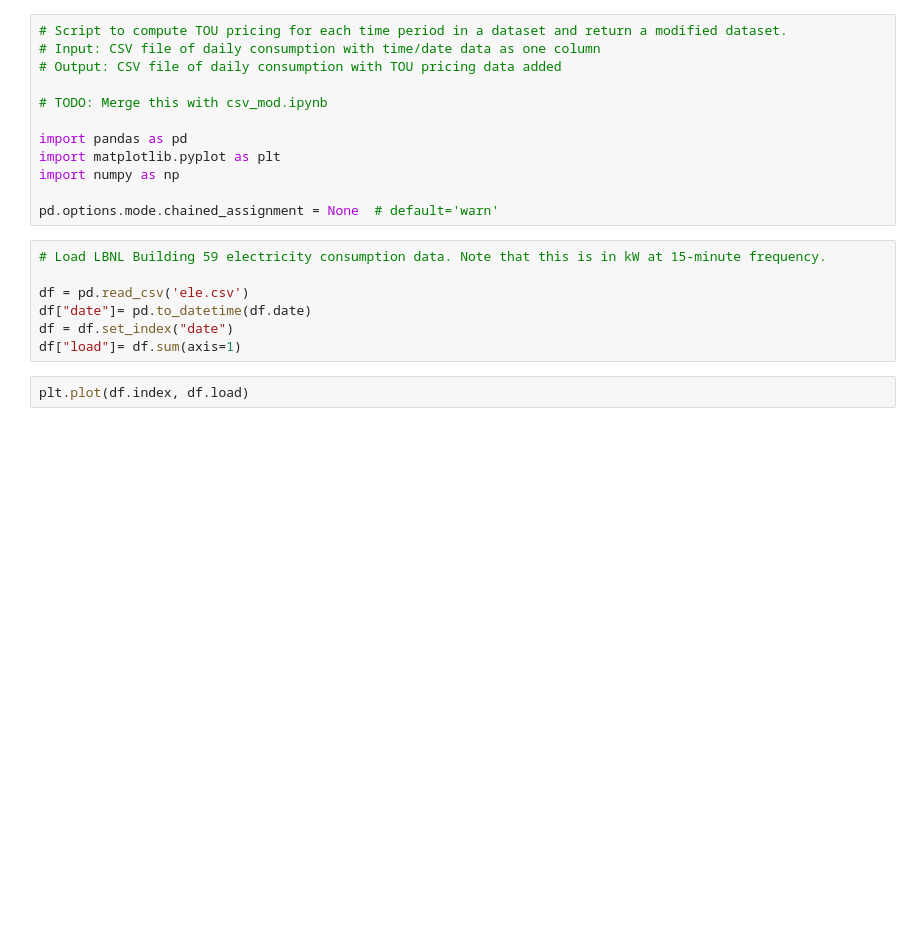
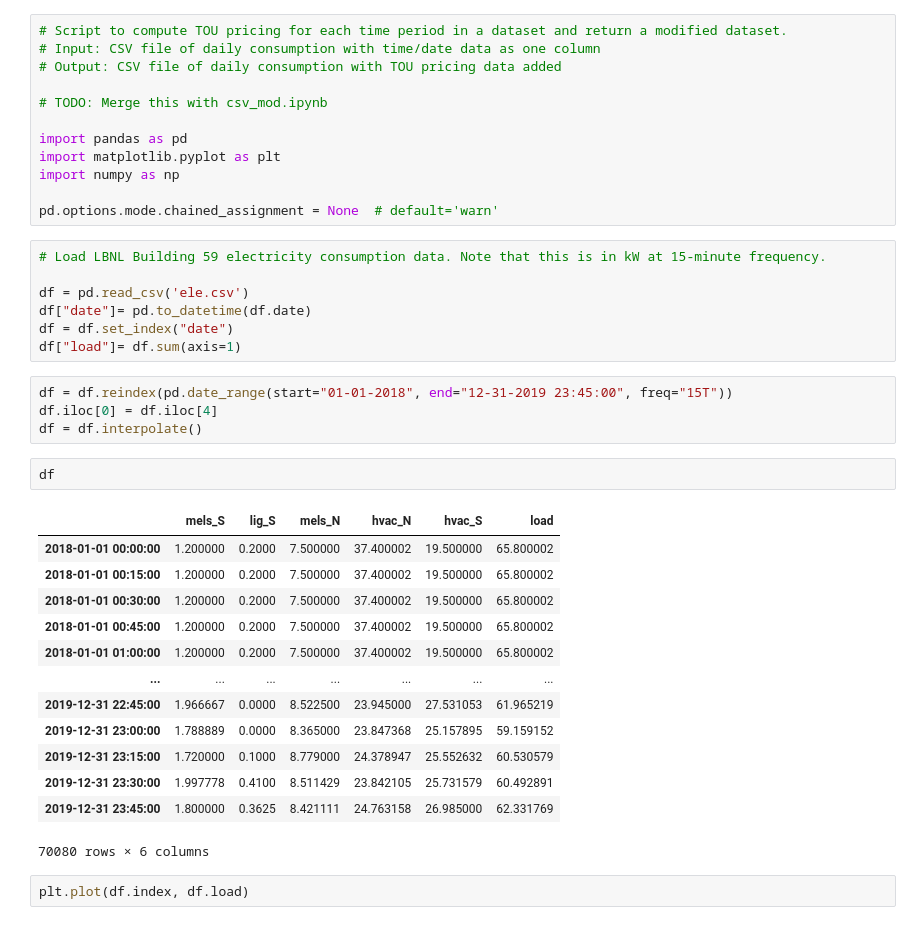
Before and after one commit to kevinrussellmoy/optimal-btm-storage-dispatch, a Jupyter notebook: csv_mod_lbnl.ipynb, the cells around one changed output. Cells and saved outputs as stored; diff of their text form; blank space fills up the shorter version.

```diff
--- a/csv_mod_lbnl.ipynb
+++ b/csv_mod_lbnl.ipynb
@@ -17,6 +17,26 @@ df = pd.read_csv('ele.csv')
 df["date"]= pd.to_datetime(df.date)
 df = df.set_index("date")
 df["load"]= df.sum(axis=1)
+# %%
+df = df.reindex(pd.date_range(start="01-01-2018", end="12-31-2019 23:45:00", freq="15T"))
+df.iloc[0] = df.iloc[4]
+df = df.interpolate()
+# %%
+df
+# %% [output]
+|  | mels_S | lig_S | mels_N | hvac_N | hvac_S | load |
+| 2018-01-01 00:00:00 | 1.200000 | 0.2000 | 7.500000 | 37.400002 | 19.500000 | 65.800002 |
+| 2018-01-01 00:15:00 | 1.200000 | 0.2000 | 7.500000 | 37.400002 | 19.500000 | 65.800002 |
+| 2018-01-01 00:30:00 | 1.200000 | 0.2000 | 7.500000 | 37.400002 | 19.500000 | 65.800002 |
+| 2018-01-01 00:45:00 | 1.200000 | 0.2000 | 7.500000 | 37.400002 | 19.500000 | 65.800002 |
+| 2018-01-01 01:00:00 | 1.200000 | 0.2000 | 7.500000 | 37.400002 | 19.500000 | 65.800002 |
+| ... | ... | ... | ... | ... | ... | ... |
+| 2019-12-31 22:45:00 | 1.966667 | 0.0000 | 8.522500 | 23.945000 | 27.531053 | 61.965219 |
+| 2019-12-31 23:00:00 | 1.788889 | 0.0000 | 8.365000 | 23.847368 | 25.157895 | 59.159152 |
+| 2019-12-31 23:15:00 | 1.720000 | 0.1000 | 8.779000 | 24.378947 | 25.552632 | 60.530579 |
+| 2019-12-31 23:30:00 | 1.997778 | 0.4100 | 8.511429 | 23.842105 | 25.731579 | 60.492891 |
+| 2019-12-31 23:45:00 | 1.800000 | 0.3625 | 8.421111 | 24.763158 | 26.985000 | 62.331769 |
+70080 rows × 6 columns
 # %%
 plt.plot(df.index, df.load)
 # %% [output]
```
Also changed, not shown: parts of 2 cells of this notebook, 5 other files.
